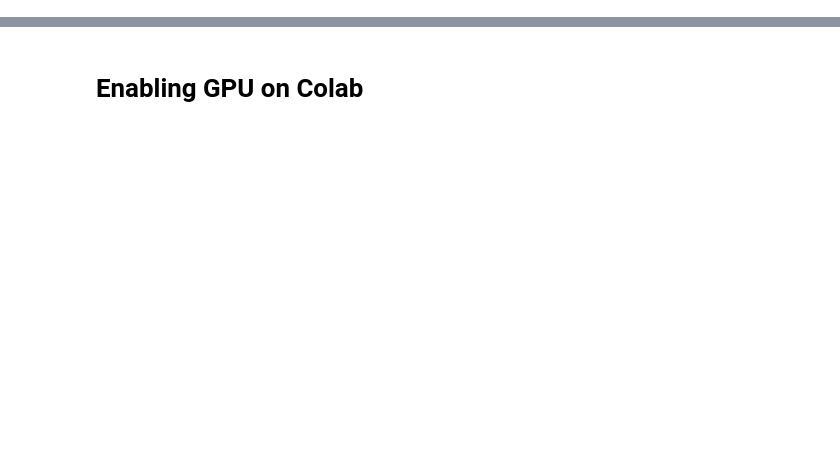
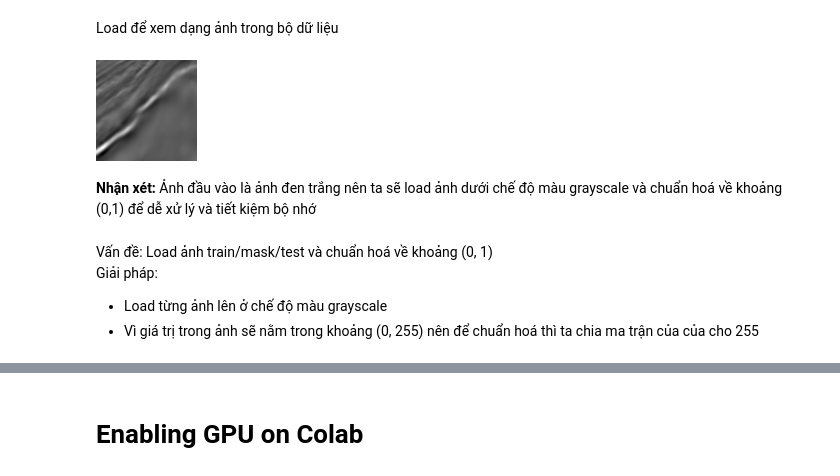
Before and after one commit to kurogo-nguyen/TGS-Salt-Identification-Challenge, a Jupyter notebook: TGS_Salt_Identification_Challenge.ipynb, the cells around one changed output, grey strips where cells are left out. Cells and saved outputs as stored; diff of their text form; code cells hidden in the pictures; blank space fills up the shorter version.

```diff
--- a/TGS_Salt_Identification_Challenge.ipynb
+++ b/TGS_Salt_Identification_Challenge.ipynb
@@ -27,0 +98,7 @@ Downloading competition_data.zip to /content
+# %%
+DATA_DIR = './competition_data/'
+
+TRAIN_MASK_DIR = DATA_DIR + 'train/masks/'
+TRAIN_IMAGE_DIR = DATA_DIR + 'train/images/'
+
+TEST_IMAGE_DIR = DATA_DIR + 'test/images/"
@@ -27,0 +110,5 @@ Downloading competition_data.zip to /content
+# %%
+train_df = pd.read_csv(DATA_DIR + 'train.csv')
+depths_df = pd.read_csv(DATA_DIR + 'depths.csv')
+
+sample_submission = pd.read_csv(DATA_DIR + 'sample_submission.csv')
@@ -27,0 +166,4 @@ Downloading competition_data.zip to /content
+# %%
+train_df = train_df[['id']].join(depths_df.set_index('id'), on='id')
+
+test_df = sample_submission[['id']].join(depths_df.set_index('id'), on='id')
@@ -27,0 +194,13 @@ Downloading competition_data.zip to /content
+# %% [markdown]
+Load để xem dạng ảnh trong bộ dữ liệu
+# %%
+load_img(TRAIN_IMAGE_DIR + train_df.at[0, "id"] + ".png")
+# %% [output]
+[figure, added]
+# %% [markdown]
+**Nhận xét:** Ảnh đầu vào là ảnh đen trắng nên ta sẽ load ảnh dưới chế độ màu grayscale và chuẩn hoá về khoảng (0,1) để dễ xử lý và tiết kiệm bộ nhớ
+# %% [markdown]
+Vấn đề: Load ảnh train/mask/test và chuẩn hoá về khoảng (0, 1)
+Giải pháp:
+*   Load từng ảnh lên ở chế độ màu grayscale
+*   Vì giá trị trong ảnh sẽ nằm trong khoảng (0, 255) nên để chuẩn hoá thì ta chia ma trận của của cho 255
```
Also changed, not shown: parts of 93 cells of this notebook.
